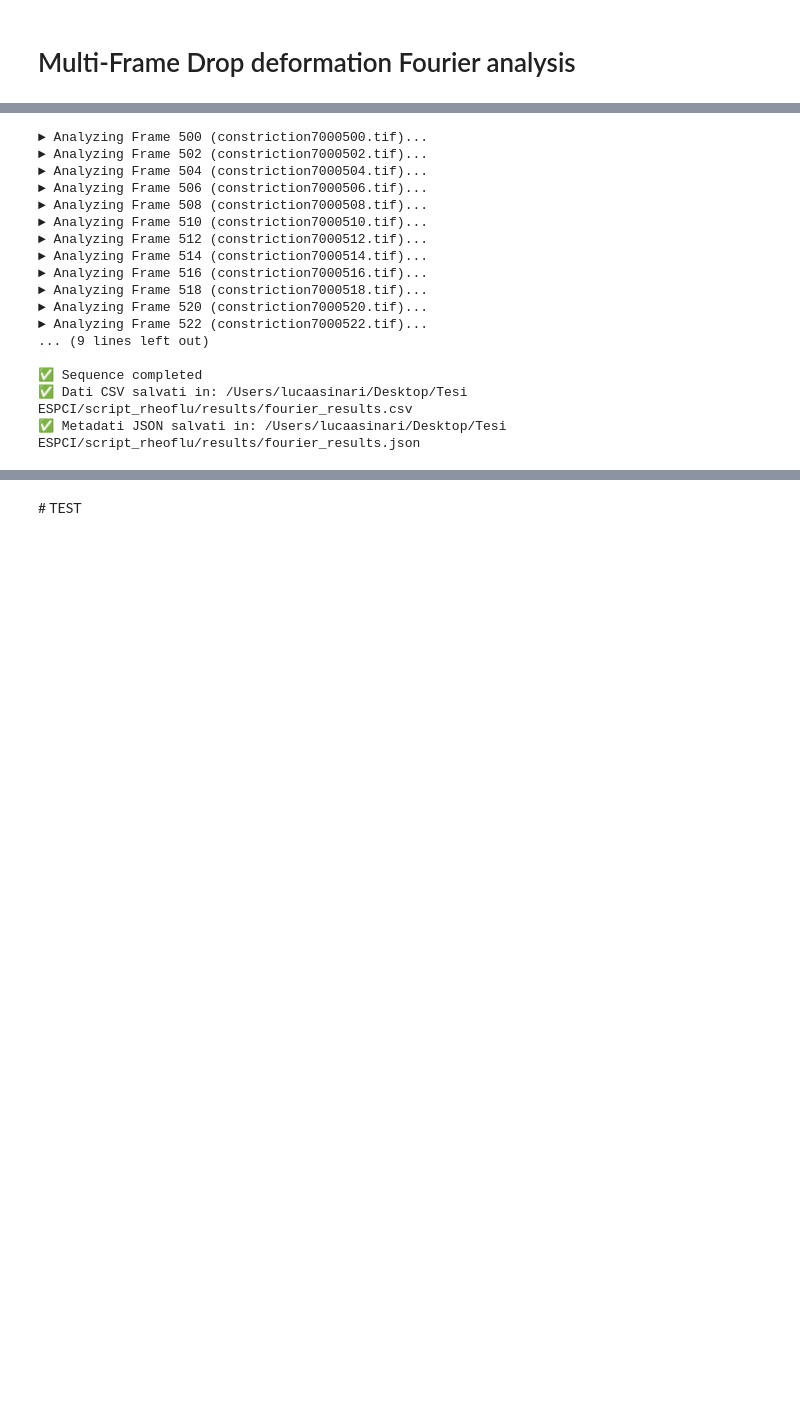
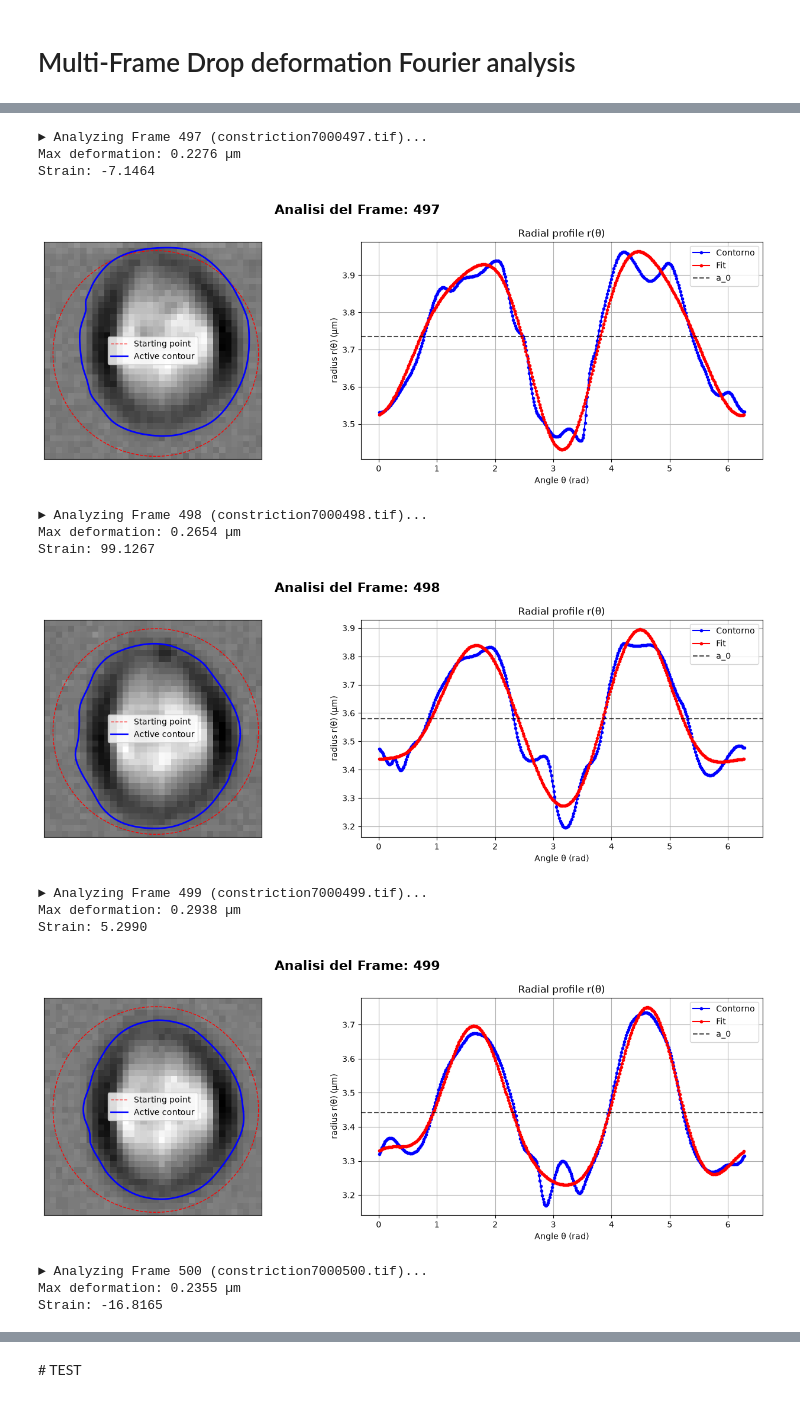
Before and after one commit to AsiLuca/Rheoflu_scripts, a Jupyter notebook: Fourier_decomp/multiframe/Fourier_multiframe_sequence_cells.ipynb, the cells around one changed output, grey strips where cells are left out. Drawn from its saved outputs; the diff is of its cells as text; code cells hidden in the pictures; blank space fills up the shorter version.

```diff
--- a/Fourier_decomp/multiframe/Fourier_multiframe_sequence_cells.ipynb
+++ b/Fourier_decomp/multiframe/Fourier_multiframe_sequence_cells.ipynb
@@ -93,7 +99,6 @@ import csv
 import json
 
 # --- Crea cartella di output ---
-output_folder = '/Users/lucaasinari/Desktop/Tesi ESPCI/script_rheoflu/results'
 os.makedirs(output_folder, exist_ok=True)
 
 av_radius_a0 = []
@@ -105,6 +110,7 @@ coeff_ord2 = []
 coeff_ord3 = []
 coeff_ord4 = []
 frames_analizzati = []
+strains = []
 
 # Definisci il contorno iniziale (init) per il primo frame
 h_roi, w_roi = template.shape
@@ -128,7 +134,7 @@ for cicle_index, img_path in enumerate(selected_frames):
         img,
         template,
         threshold=0.5,
-        plot_result=False,
+        plot_result=True,
         save_path=tracking_save_path
     )
 
@@ -136,17 +142,18 @@ for cicle_index, img_path in enumerate(selected_frames):
         # Percorso per salvare il grafico del profilo di Fourier
         profile_save_path = os.path.join(output_folder, f"profile_frame_{abolute_frame}.png")
 
-        a0, a1, b1, a2, b2, a3, b3, a4, b4, c1, c2, c3, c4, contour_estratto = analyze_frame_fourier_complete(
+        a0, a1, b1, a2, b2, a3, b3, a4, b4, c1, c2, c3, c4, strain, contour_estratto = analyze_frame_fourier_complete(
             img=ROI,
             init_contour=init,
-            sigma=3,
-            alpha=1.5,
-            beta=10.0,
-            w_edge=7.0,
+            sigma=2.5,
+            alpha=8.5,
+            beta=1.0,
+            w_edge=20.0,
             w_line=0.0,
             plot_profile=True,
             frame_number=abolute_frame,
-            save_path=profile_save_path
+            save_path=profile_save_path,
+            pixel_size_um=pixel_size_um,
         )
 
         av_radius_a0.append(a0)
@@ -157,12 +164,14 @@ for cicle_index, img_path in enumerate(selected_frames):
         amp_ord2.append(c2)
         amp_ord3.append(c3)
         amp_ord4.append(c4)
+        strains.append(strain)
         frames_analizzati.append(abolute_frame)
 
         #init = contour_estratto #faster with this!
     else:
         print(f"⚠️ Frame {abolute_frame} saltato: goccia non trovata o troppo deformata! (confidenza: {confidence:.2f})")
 
+print(f"\n Max Strain value for analyzed frames:  {max(strains):.4f}")
 print("\n✅ Sequence completed")
 
 # ==========================================
@@ -170,7 +179,7 @@ print("\n✅ Sequence completed")
 # ==========================================
 
 # --- Salvataggio CSV ---
-csv_path = os.path.join(output_folder, 'fourier_results.csv')
+csv_path = os.path.join(output_folder.resolve(), 'fourier_results.csv')
 with open(csv_path, 'w', newline='') as f:
     writer = csv.writer(f)
     writer.writerow(['frame', 'a0', 'a2', 'a3', 'a4', 'c1', 'c2', 'c3', 'c4'])
@@ -189,50 +198,48 @@ with open(csv_path, 'w', newline='') as f:
 print(f"✅ Dati CSV salvati in: {csv_path}")
 
 # --- Salvataggio JSON (con metadati per ricreare i grafici) ---
-json_path = os.path.join(output_folder, 'fourier_results.json')
+json_path = os.path.join(output_folder.resolve(), 'fourier_results.json')
 results_dict = {
     'metadata': {
-        'folder_path': folder_path,
+        'folder_path': str(folder_path),
         'first_frame': first_frame,
         'last_frame': last_frame,
         'step': step,
         'template_info': {
-            'reference_frame': image_path_referenceframe,
+            'reference_frame': str(image_path_referenceframe),
             'y_center': y_center,
             'x_center': x_center,
             'radius': radius,
         }
     },
     'data': {
         'frames': frames_analizzati,
         'a0': av_radius_a0,
         'a2': coeff_ord2,
         'a3': coeff_ord3,
         'a4': coeff_ord4,
         'c1': shift_ord1,
         'c2': amp_ord2,
         'c3': amp_ord3,
         'c4': amp_ord4,
     }
 }
 with open(json_path, 'w') as f:
     json.dump(results_dict, f, indent=2)
 print(f"✅ Metadati JSON salvati in: {json_path}")
 # %% [output]
-► Analyzing Frame 500 (constriction7000500.tif)...
-► Analyzing Frame 502 (constriction7000502.tif)...
-► Analyzing Frame 504 (constriction7000504.tif)...
-► Analyzing Frame 506 (constriction7000506.tif)...
-► Analyzing Frame 508 (constriction7000508.tif)...
-► Analyzing Frame 510 (constriction7000510.tif)...
-► Analyzing Frame 512 (constriction7000512.tif)...
-► Analyzing Frame 514 (constriction7000514.tif)...
-► Analyzing Frame 516 (constriction7000516.tif)...
-► Analyzing Frame 518 (constriction7000518.tif)...
-► Analyzing Frame 520 (constriction7000520.tif)...
-► Analyzing Frame 522 (constriction7000522.tif)...
-... (9 lines left out)
-
-✅ Sequence completed
-✅ Dati CSV salvati in: /Users/lucaasinari/Desktop/Tesi ESPCI/script_rheoflu/results/fourier_results.csv
-✅ Metadati JSON salvati in: /Users/lucaasinari/Desktop/Tesi ESPCI/script_rheoflu/results/fourier_results.json
+► Analyzing Frame 497 (constriction7000497.tif)...
+Max deformation: 0.2276 µm
+Strain: -7.1464
+[figure, added]
+► Analyzing Frame 498 (constriction7000498.tif)...
+Max deformation: 0.2654 µm
+Strain: 99.1267
+[figure, added]
+► Analyzing Frame 499 (constriction7000499.tif)...
+Max deformation: 0.2938 µm
+Strain: 5.2990
+[figure, added]
+► Analyzing Frame 500 (constriction7000500.tif)...
+Max deformation: 0.2355 µm
+Strain: -16.8165
```
Also changed, not shown: parts of 9 cells of this notebook, 3 other files.
